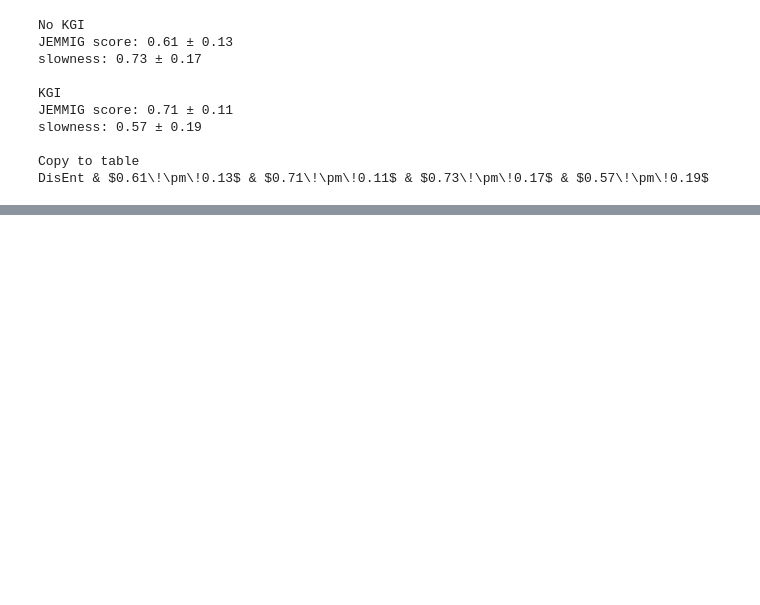
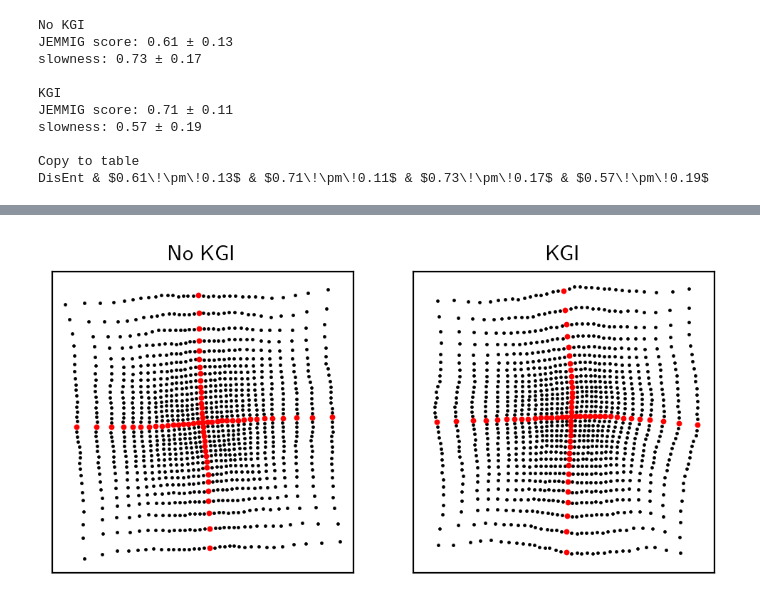
Before and after one commit to kuangdai/mlp_kgi, a Jupyter notebook: 06_disentanglement.ipynb, the cells around one changed output, grey strips where cells are left out. Drawn from its saved outputs; the diff is of its cells as text; code cells hidden in the pictures; blank space fills up the shorter version.

```diff
--- a/06_disentanglement.ipynb
+++ b/06_disentanglement.ipynb
@@ -321,0 +353,41 @@ Text(0.5, 1.0, 'Disentanglement')
+# %%
+# read all data
+data_path = os.path.join("datasets/xy.npz")
+data_zip = np.load(data_path)
+data = torch.from_numpy(data_zip['imgs']).reshape(1089, -1)
+# %%
+def get_latent(path):
+    """ load model and compute latent """
+    model = VAE(2)
+    model.load_state_dict(torch.load(path))
+    model.eval()
+    with torch.no_grad():
+        return model.encode(data)[0]
+
+
+xy_def = get_latent("results/disent_models/models_9_False.pt")
+xy_kgi = get_latent("results/disent_models/models_0_True.pt")
+# %%
+fig, axes = plt.subplots(1, 2, dpi=200, figsize=(6, 3))
+axes[0].scatter(xy_def[:, 0], xy_def[:, 1], s=3, c='k', lw=0)
+axes[0].scatter(xy_def[:, 0].reshape(33, 33)[16, :], xy_def[:, 1].reshape(33, 33)[16, :], s=8, c='r', lw=0)
+axes[0].scatter(xy_def[:, 0].reshape(33, 33)[:, 16], xy_def[:, 1].reshape(33, 33)[:, 16], s=8, c='r', lw=0)
+axes[0].set_aspect(1)
+axes[0].set_xticks([])
+axes[0].set_yticks([])
+axes[1].scatter(xy_kgi[:, 0], xy_kgi[:, 1], s=3, c='k', lw=0)
+axes[1].scatter(xy_kgi[:, 0].reshape(33, 33)[16, :], xy_kgi[:, 1].reshape(33, 33)[16, :], s=8, c='r', lw=0)
+axes[1].scatter(xy_kgi[:, 0].reshape(33, 33)[:, 16], xy_kgi[:, 1].reshape(33, 33)[:, 16], s=8, c='r', lw=0)
+axes[1].set_aspect(1)
+axes[1].set_xticks([])
+axes[1].set_yticks([])
+axes[0].set_xlim(-2.5, 2.5)
+axes[0].set_ylim(-2.5, 2.5)
+axes[1].set_xlim(-2.5, 2.5)
+axes[1].set_ylim(-2.5, 2.5)
+axes[0].set_title("No KGI", fontsize=11)
+axes[1].set_title("KGI", fontsize=11)
+plt.savefig("figs/disent_latent.pdf", bbox_inches='tight', pad_inches=0.01)
+plt.show()
+# %% [output]
+[figure, added]
```
Also changed, not shown: parts of 15 cells of this notebook, 12 other files.
